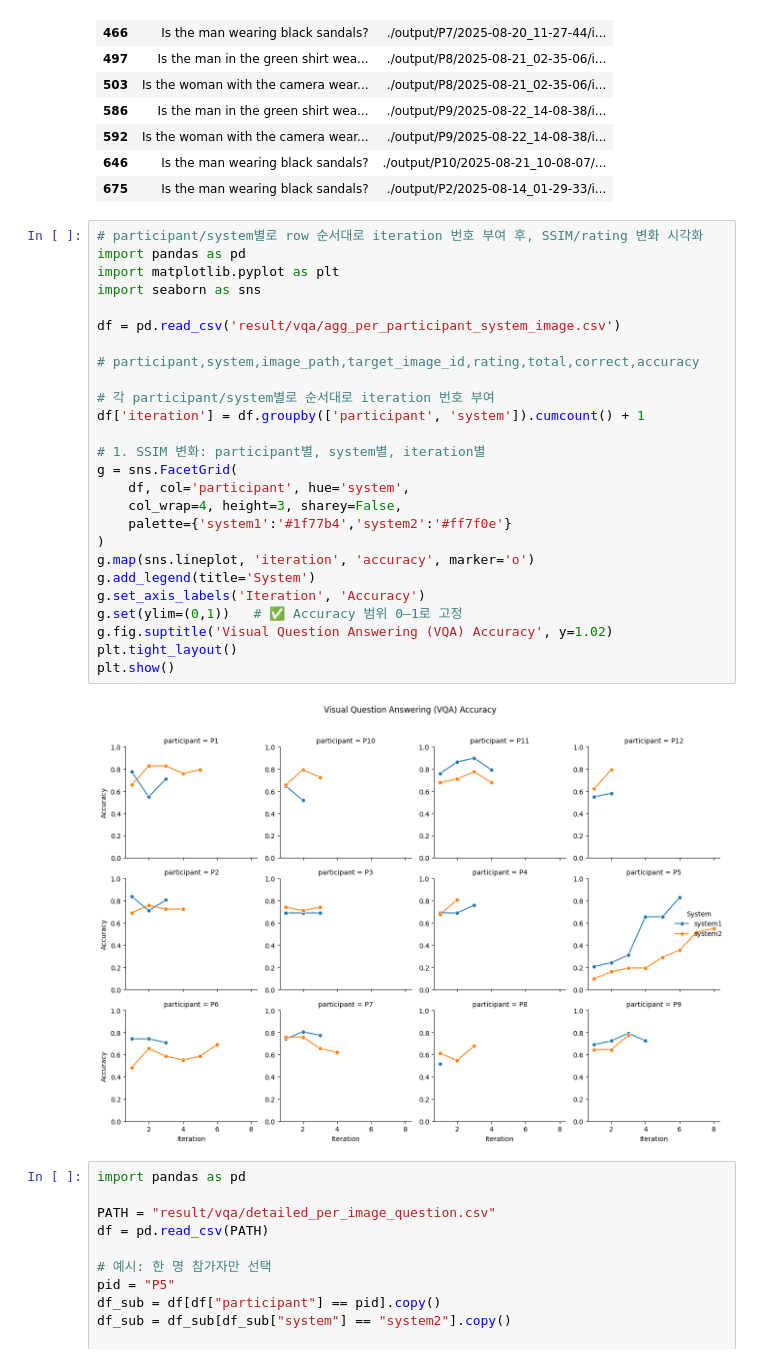
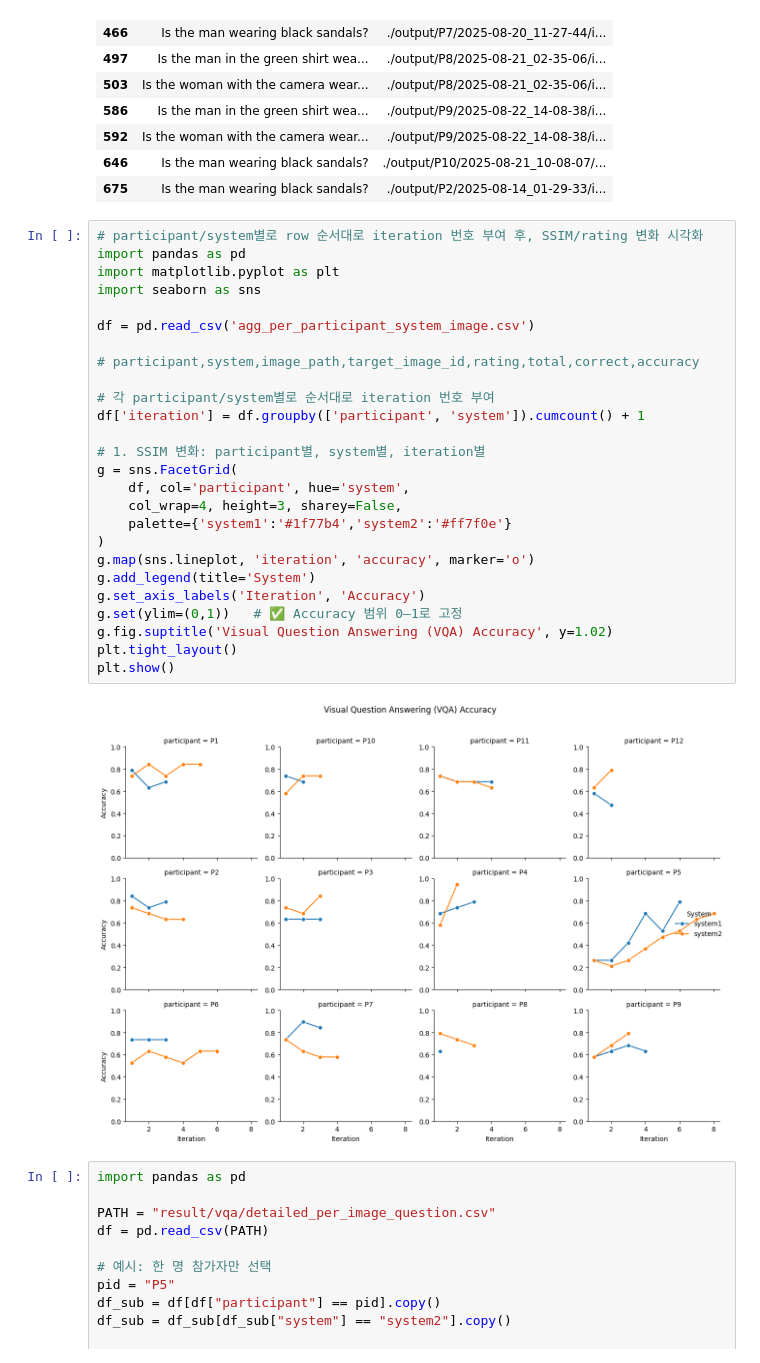
Before and after one commit to ZzeongB/OOPT_result, a Jupyter notebook: DEPRECATED/vqa.ipynb, the cells around one changed output. Drawn from its saved outputs; the diff is of its cells as text.

```diff
--- a/DEPRECATED/vqa.ipynb
+++ b/DEPRECATED/vqa.ipynb
@@ -451,31 +451,31 @@ system2_wrong_images
 # %%
 # participant/system별로 row 순서대로 iteration 번호 부여 후, SSIM/rating 변화 시각화
 import pandas as pd
 import matplotlib.pyplot as plt
 import seaborn as sns
 
-df = pd.read_csv('result/vqa/agg_per_participant_system_image.csv')
+df = pd.read_csv('agg_per_participant_system_image.csv')
 
 # participant,system,image_path,target_image_id,rating,total,correct,accuracy
 
 # 각 participant/system별로 순서대로 iteration 번호 부여
 df['iteration'] = df.groupby(['participant', 'system']).cumcount() + 1
 
 # 1. SSIM 변화: participant별, system별, iteration별
 g = sns.FacetGrid(
     df, col='participant', hue='system',
     col_wrap=4, height=3, sharey=False,
     palette={'system1':'#1f77b4','system2':'#ff7f0e'}
 )
 g.map(sns.lineplot, 'iteration', 'accuracy', marker='o')
 g.add_legend(title='System')
 g.set_axis_labels('Iteration', 'Accuracy')
 g.set(ylim=(0,1))   # ✅ Accuracy 범위 0–1로 고정
 g.fig.suptitle('Visual Question Answering (VQA) Accuracy', y=1.02)
 plt.tight_layout()
 plt.show()
 # %% [output]
-[figure, old version]
+[figure, new version]
 # %%
 import pandas as pd
 
```
Also changed, not shown: parts of 6 cells of this notebook, 21 other files.
